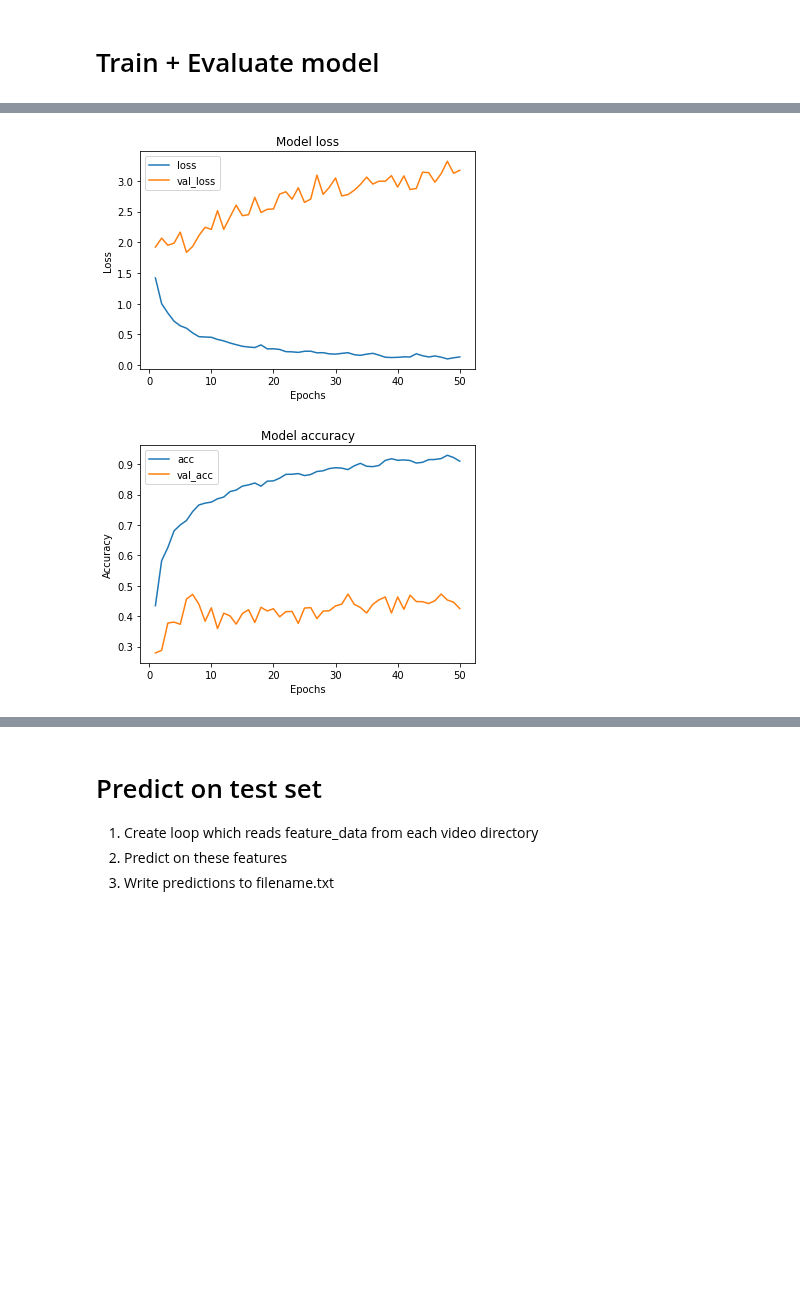
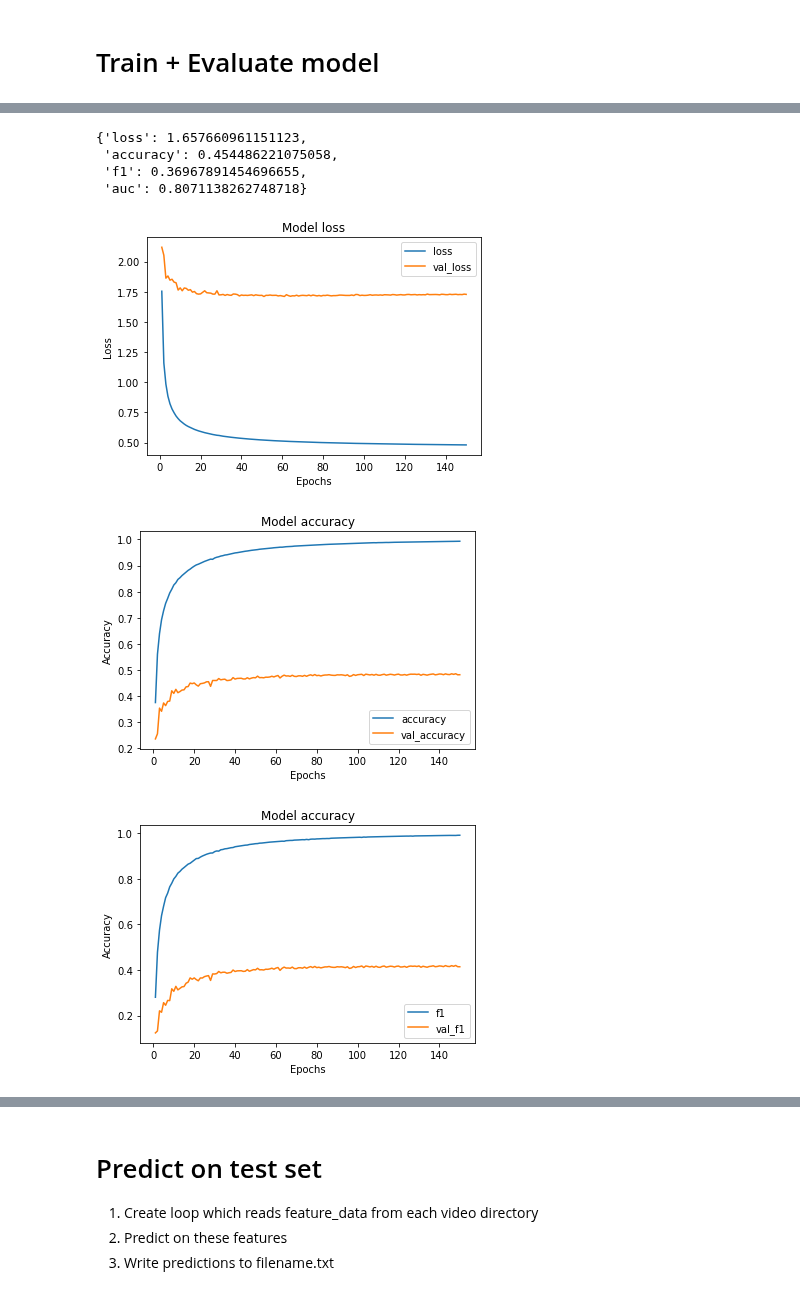
Before and after one commit to ion-elgreco/thesis-FER, a Jupyter notebook: LSTM.ipynb, the cells around one changed output, grey strips where cells are left out. Cells and saved outputs as stored; diff of their text form; code cells hidden in the pictures; blank space fills up the shorter version.

Commit message:
LSTM model finished

```diff
--- a/LSTM.ipynb
+++ b/LSTM.ipynb
@@ -106,0 +180,3 @@ _________________________________________________________________
+# %%
+cnn_rnn_LSTM = build_opt_model()
+cnn_rnn_LSTM.summary()
@@ -107,11 +200,14 @@ _________________________________________________________________
 # %%
+es = tf.keras.callbacks.EarlyStopping(monitor="val_loss", verbose=1, patience=5)
+
 # AW2_norm_minitrain = AW2_norm_minitrain.prefetch(buffer_size=tf.data.experimental.AUTOTUNE)
-history = cnn_rnn_LSTM.fit(
+history_best = cnn_rnn_LSTM.fit(
     seq_train_features,
     seq_train_labels,
-    sample_weight=test,
+    sample_weight=samples_weights,
     validation_data=(seq_val_features, seq_val_labels),
-    epochs=50,
-    verbose=1,
+    epochs=100,
+    callbacks=[es],
+    verbose=2,
 )
 # %% [output]
@@ -135,13 +230,0 @@ Epoch 21/50
-# %%
-def plot_history(data_list, label_list, title, ylabel):
-
-    epochs = range(1, len(data_list[0]) + 1)
-
-    for data, label in zip(data_list, label_list):
-        plt.plot(epochs, data, label=label)
-    plt.title(title)
-    plt.xlabel("Epochs")
-    plt.ylabel(ylabel)
-    plt.legend()
-
-    plt.show()
@@ -148,17 +234,22 @@ def plot_history(data_list, label_list, title, ylabel):
+# %%
+dict(zip(cnn_rnn_LSTM.metrics_names, results))
+# %% [output]
+{'loss': 1.657660961151123,
+ 'accuracy': 0.454486221075058,
+ 'f1': 0.36967891454696655,
+ 'auc': 0.8071138262748718}
 # %%
-model_hist = history.history
+model_hist = history_best.history
 
 data_list1 = [model_hist["loss"], model_hist["val_loss"]]
-data_list2 = [model_hist["acc"], model_hist["val_acc"]]
+data_list2 = [model_hist["accuracy"], model_hist["val_accuracy"]]
+data_list3 = [model_hist["f1"], model_hist["val_f1"]]
 labels = [*model_hist.keys()]
 
-title1 = "Model loss"
-title2 = "Model accuracy"
-y_label1 = "Loss"
-y_label2 = "Accuracy"
-
-plot_history(data_list1, [labels[0], labels[3]], title1, y_label1)
-plot_history(data_list2, [labels[1], labels[4]], title2, y_label2)
+plot_history(data_list1, [labels[0], labels[4]], title1, y_label1)
+plot_history(data_list2, [labels[1], labels[5]], title2, y_label2)
+plot_history(data_list3, [labels[2], labels[6]], title2, y_label2)
 # %% [output]
-[figure, old version]
+[figure, new version]
-[figure, old version]
+[figure, new version]
+[figure, added]
```
Also changed, not shown: parts of 23 cells of this notebook, 3 other files.
